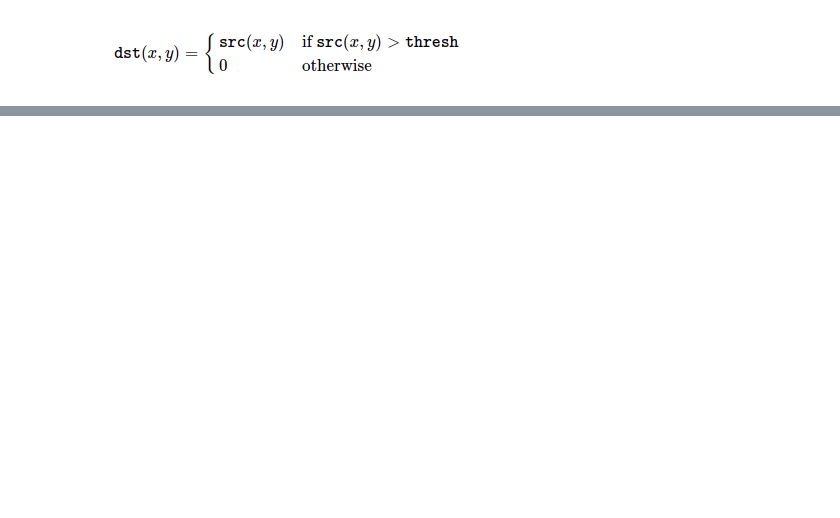
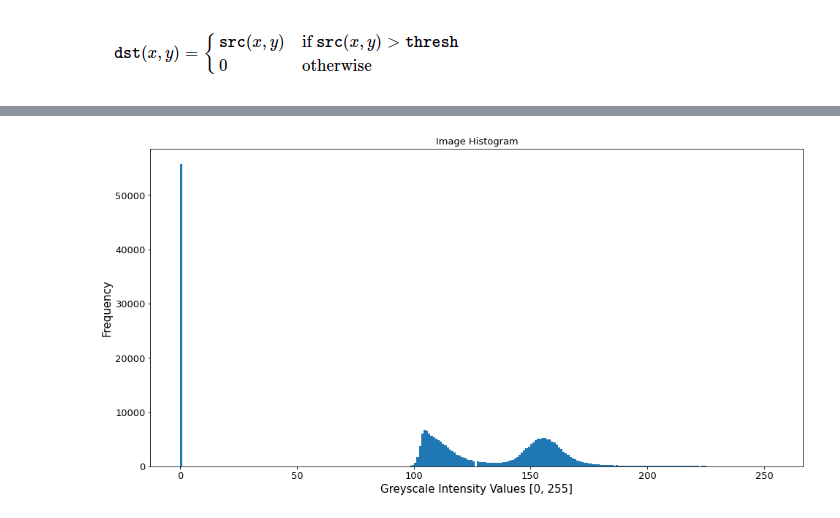
Before and after one commit to anushkahebbar/cardiac-segmentation, a Jupyter notebook: Original Design Flow with KMeans.ipynb, the cells around one changed output, grey strips where cells are left out. Saved outputs shown, nothing was run; the diff lists cells and outputs as text; code cells hidden in the pictures; blank space fills up the shorter version.

```diff
--- a/Original Design Flow with KMeans.ipynb
+++ b/Original Design Flow with KMeans.ipynb
@@ -186,3 +200,7 @@ plt.imshow(foreground_mask, cmap='gray')
+# %%
+plotHistogram(foreground)
+# %% [output]
+[figure, added]
 # %%
 plt.imshow(foreground, cmap='gray')
 # %% [output]
```
Also changed, not shown: parts of 16 cells of this notebook.
